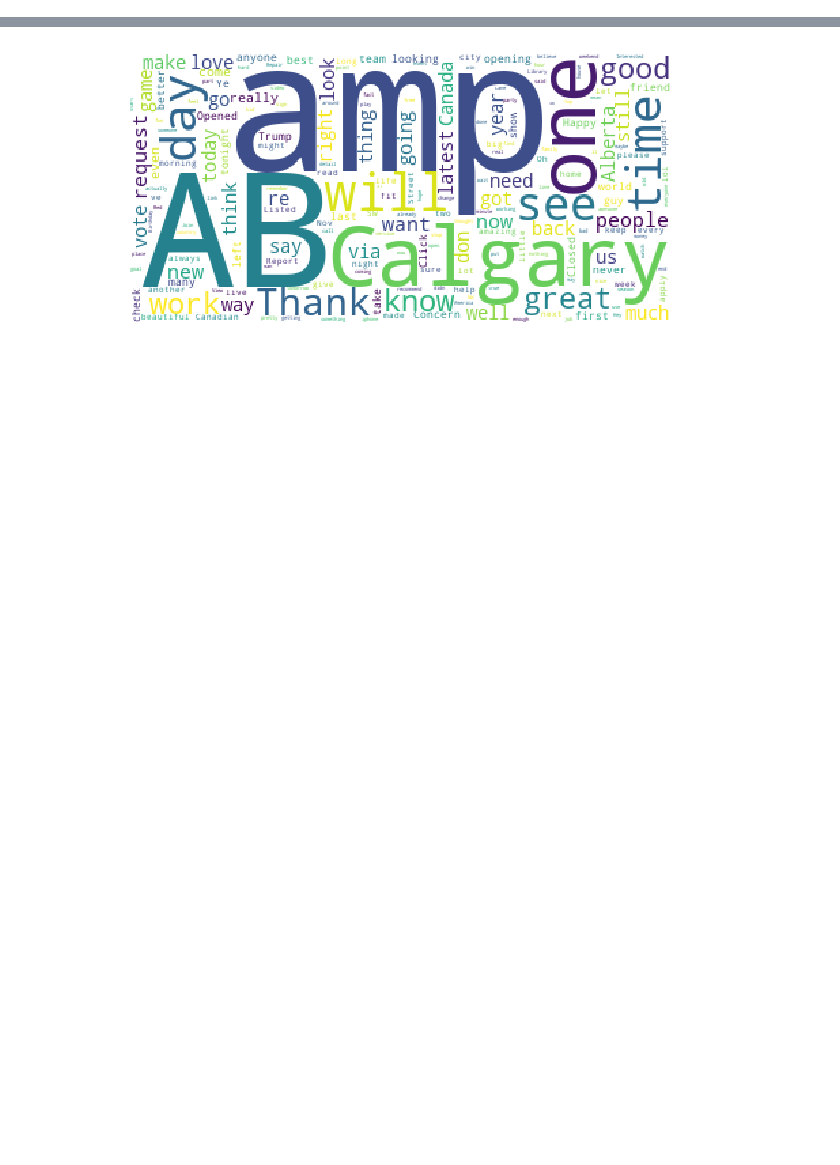
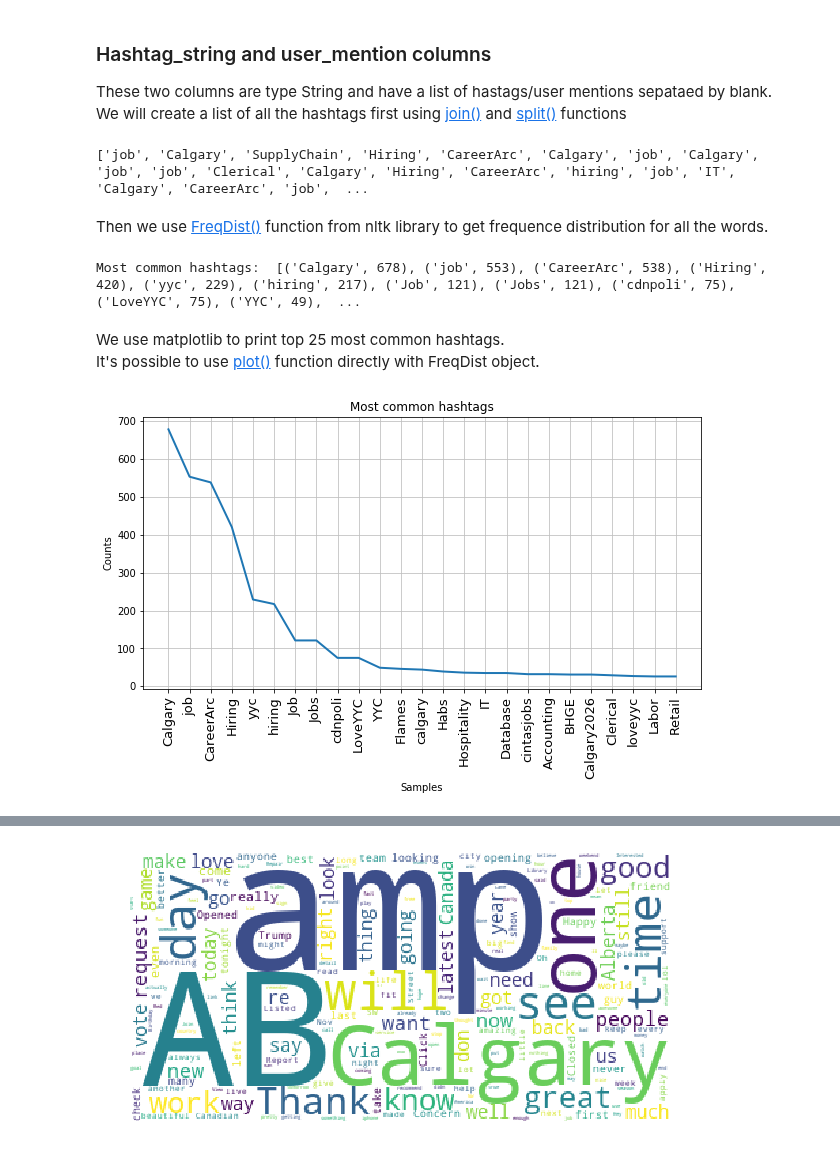
Before and after one commit to cybera/data-science-for-entrepreneurs-workshops, a Jupyter notebook: 2.Exploring_data.ipynb, the cells around one changed output, grey strips where cells are left out. Saved outputs shown, nothing was run; the diff lists cells and outputs as text; code cells hidden in the pictures; blank space fills up the shorter version.

```diff
--- a/2.Exploring_data.ipynb
+++ b/2.Exploring_data.ipynb
@@ -21,0 +133,26 @@ tweets.head()
+# %% [markdown]
+### Hashtag_string  and user_mention columns
+These two columns are type String and have a list of hastags/user mentions sepataed by blank.
+We will create a list of all the hashtags first using [join()](https://www.tutorialspoint.com/python/string_join.htm) and [split()](https://www.w3schools.com/python/ref_string_split.asp) functions
+# %%
+all_hashtags=" ".join([i for i in tweets['hashtags_string']]).split()
+print(all_hashtags)
+# %% [output]
+['job', 'Calgary', 'SupplyChain', 'Hiring', 'CareerArc', 'Calgary', 'job', 'Calgary', 'job', 'job', 'Clerical', 'Calgary', 'Hiring', 'CareerArc', 'hiring', 'job', 'IT', 'Calgary', 'CareerArc', 'job',  ...
+# %% [markdown]
+Then we use [FreqDist()](https://kite.com/python/docs/nltk.probability.FreqDist) function from nltk library to get frequence distribution for all the words.
+# %%
+freque_dist=nltk.FreqDist(all_hashtags)
+print("Most common hashtags: ",freque_dist.most_common(20)) ## most_common(n) function prints top n words with highest frequencies
+# %% [output]
+Most common hashtags:  [('Calgary', 678), ('job', 553), ('CareerArc', 538), ('Hiring', 420), ('yyc', 229), ('hiring', 217), ('Job', 121), ('Jobs', 121), ('cdnpoli', 75), ('LoveYYC', 75), ('YYC', 49),  ...
+# %% [markdown]
+We use matplotlib to print top 25 most common hashtags.
+It's possible to use [plot()](https://kite.com/python/docs/nltk.probability.FreqDist.plot) function directly with FreqDist object.
+# %%
+plt.figure(figsize=(10,5)) # plot size
+plt.title("Most common hashtags")
+plt.xticks(fontsize=13, rotation=90) ## Change rotation and font for x axis labels
+freque_dist.plot(25)
+# %% [output]
+[figure, added]
```
Also changed, not shown: parts of 59 cells of this notebook, 4 other files.
